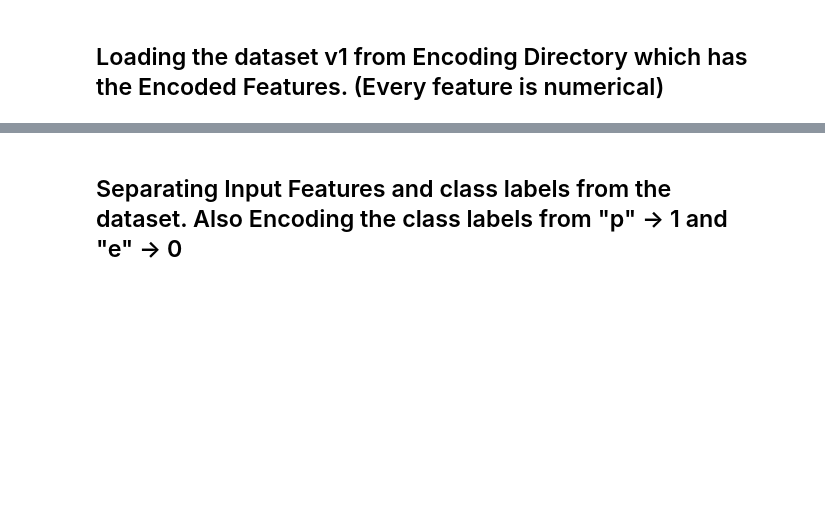
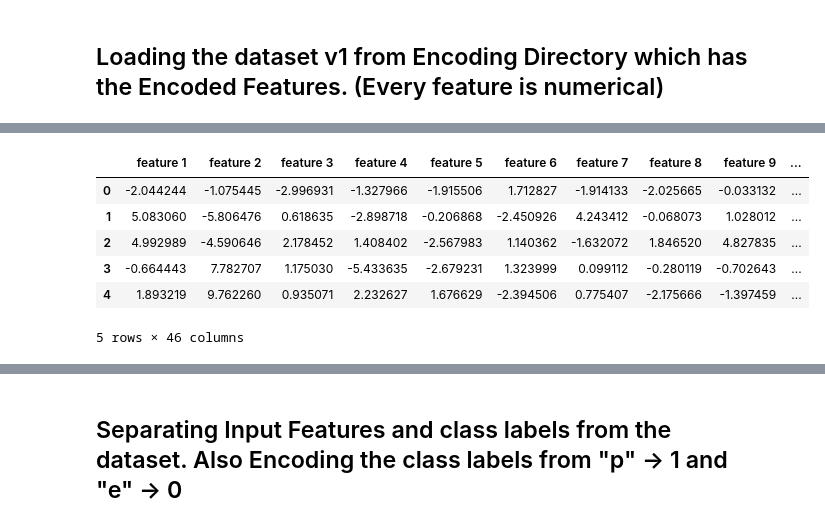
Before and after one commit to SudeshKumarSK/MushroomClassification, a Jupyter notebook: ModelPipeline.ipynb, the cells around one changed output, grey strips where cells are left out. Drawn from its saved outputs; the diff is of its cells as text; code cells hidden in the pictures; blank space fills up the shorter version.

```diff
--- a/ModelPipeline.ipynb
+++ b/ModelPipeline.ipynb
@@ -36,0 +74,10 @@ Train Data Encoded-> 1:
+# %%
+train_data_PCA_45.head()
+# %% [output]
+|  | feature 1 | feature 2 | feature 3 | feature 4 | feature 5 | feature 6 | feature 7 | feature 8 | feature 9 | ... |
+| 0 | -2.044244 | -1.075445 | -2.996931 | -1.327966 | -1.915506 | 1.712827 | -1.914133 | -2.025665 | -0.033132 | ... |
+| 1 | 5.083060 | -5.806476 | 0.618635 | -2.898718 | -0.206868 | -2.450926 | 4.243412 | -0.068073 | 1.028012 | ... |
+| 2 | 4.992989 | -4.590646 | 2.178452 | 1.408402 | -2.567983 | 1.140362 | -1.632072 | 1.846520 | 4.827835 | ... |
+| 3 | -0.664443 | 7.782707 | 1.175030 | -5.433635 | -2.679231 | 1.323999 | 0.099112 | -0.280119 | -0.702643 | ... |
+| 4 | 1.893219 | 9.762260 | 0.935071 | 2.232627 | 1.676629 | -2.394506 | 0.775407 | -2.175666 | -1.397459 | ... |
+5 rows × 46 columns
```
Also changed, not shown: parts of 25 cells of this notebook.
